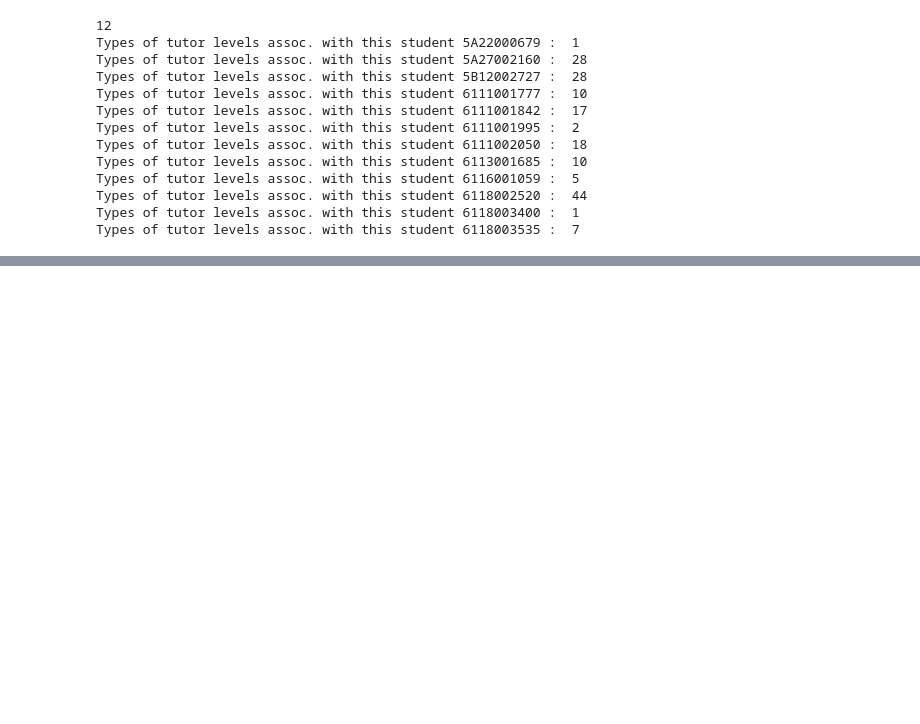
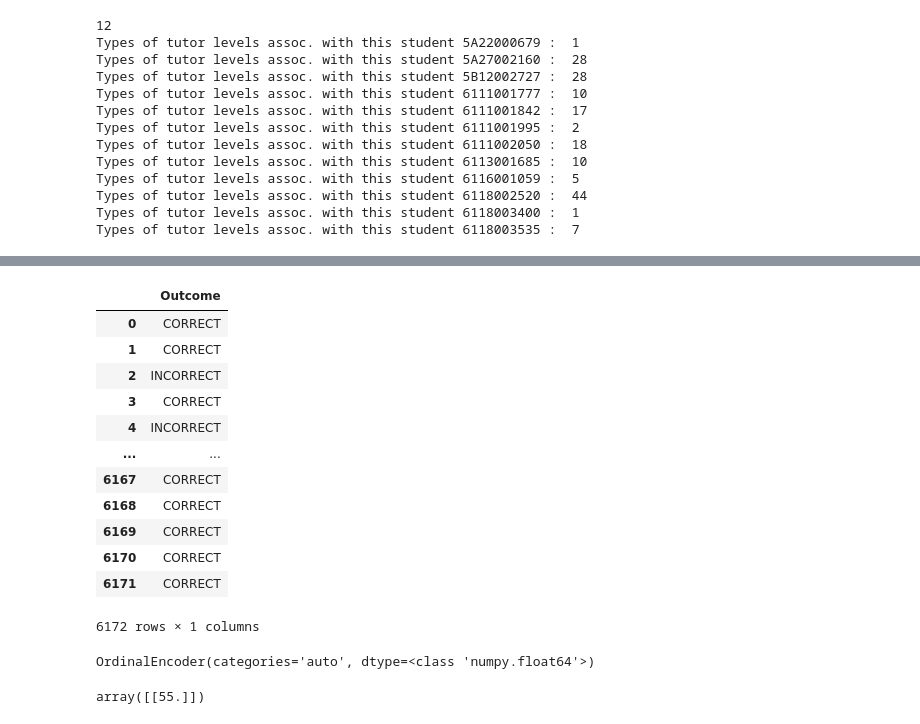
Before and after one commit to jithendaraa/RoboTutor-Analysis, a Jupyter notebook: analysis.ipynb, the cells around one changed output, grey strips where cells are left out. Cells and saved outputs as stored; diff of their text form; code cells hidden in the pictures; blank space fills up the shorter version.

```diff
--- a/analysis.ipynb
+++ b/analysis.ipynb
@@ -334,0 +409,36 @@ plt.show()
+# %%
+cols = ['Duration (sec)', 'Level (Tutor)', 'Attempt At Step', 'CF (Matrix Level)', 'CF (Matrix Order)', 'Outcome']
+X = bpop_math_df[cols]
+X = X.sample(frac=1).reset_index(drop=True)
+y = X[['Outcome']]
+# %%
+y
+# %% [output]
+|  | Outcome |
+| 0 | CORRECT |
+| 1 | CORRECT |
+| 2 | INCORRECT |
+| 3 | CORRECT |
+| 4 | INCORRECT |
+| ... | ... |
+| 6167 | CORRECT |
+| 6168 | CORRECT |
+| 6169 | CORRECT |
+| 6170 | CORRECT |
+| 6171 | CORRECT |
+6172 rows × 1 columns
+# %%
+from sklearn.preprocessing import OrdinalEncoder
+enc = OrdinalEncoder()
+level_tutor = X['Level (Tutor)'].tolist()
+tutor_level_2dlist = []
+for i in range(len(level_tutor)):
+    tutor_level_2dlist.append([level_tutor[i]])
+
+enc.fit(tutor_level_2dlist)
+# %% [output]
+OrdinalEncoder(categories='auto', dtype=<class 'numpy.float64'>)
+# %%
+enc.transform([['bpop.num_0..9.by.1.asc.q2q.AV.rise.12__it_2']])
+# %% [output]
+array([[55.]])
```
Also changed, not shown: parts of 11 cells of this notebook, 1 other file.
